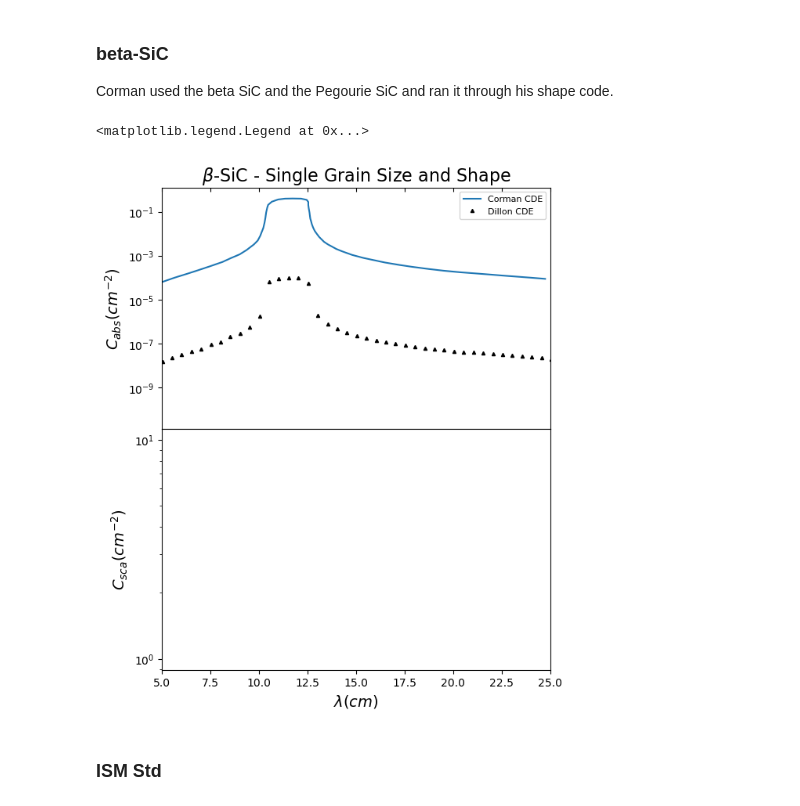
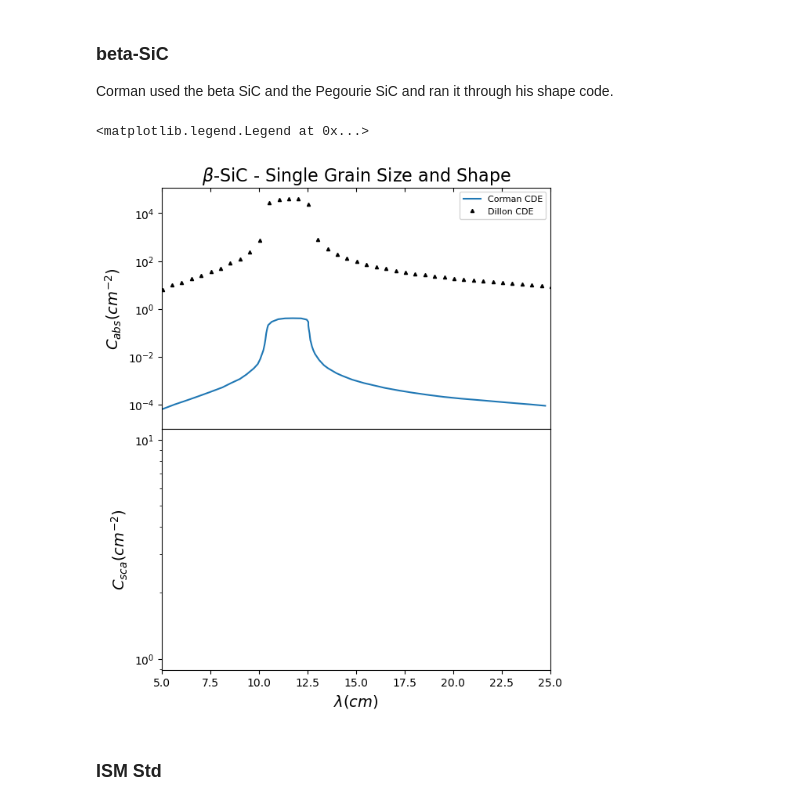
Before and after one commit to astroseandillon/Sean-Dusty, a Jupyter notebook: plot factory.ipynb, the cells around one changed output. Cells and saved outputs as stored; diff of their text form; code cells hidden in the pictures.

Commit message:
ran code with beta sic

```diff
--- a/plot factory.ipynb
+++ b/plot factory.ipynb
@@ -200,16 +200,16 @@ x2, y2 = np.loadtxt('beta_SiC_CDE_corman_1size_csca.csv', delimiter=',', skiprow
 x3, y3 = np.loadtxt('beta_SiC_spherical_corman_1size_cabs.csv', delimiter=',', skiprows=1, unpack=True) #Ungraphed from Corman
 x4, y4 = np.loadtxt('beta_SiC_spherical_corman_1size_csca.csv', delimiter=',', skiprows=1, unpack=True) #Ungraphed from Corman
 x5, y5, z5 = np.loadtxt('beta-SiCspheres.dat', unpack=True)                                             #Our version
-x6, y6, z6 = np.loadtxt('beta-SiCCDE.dat', unpack=True)                                                 #Our Version
+x6, y6, z6 = np.loadtxt('beta-SiCCDE_single.dat', unpack=True)                                                 #Our Version
 x7, y7, z7 = np.loadtxt('beta-SiC_mie.dat', unpack=True)
-# x5*=1e4
+x6*=1e4
 # y3*=1e-4
 # y1*=3e-4
 # y2*=2e-6
 # y5*=3e-6
 # z5*=2e-20
 # y4*=2e-6
-# y1 *= (np.pi * (1.9750920224338126e-06)**2)**(1)
+y6 *= (np.pi * (1e-6)**2)**(-1)
 fig, ax = plt.subplots(2,1, sharex=True, figsize=[6.4,8])
 fig.subplots_adjust(hspace=0.)
 ax[0].set(xscale='linear', yscale='log')
@@ -220,34 +220,34 @@ ax[0].tick_params(axis='x',direction='in', top=True, bottom=False, labelbottom=F
 # ax[1].get_yticks(minor=True)
 # ax[1].tick_params(axis='y', which='minor', direction='out', left=True)
 ax[1].yaxis.set_minor_locator(LogLocator(base=10, subs='all'))
 
 ax[0].set_title(title, fontsize=16)
 ax[1].set_xlabel(r'$\lambda (cm)$', fontsize=14)
 ax[0].set_ylabel(r'$C_{abs} (cm^{-2})$', fontsize=14)
 ax[1].set_ylabel(r'$C_{sca} (cm^{-2})$', fontsize=14)
 #Cabs is on ax[0], Csca is on ax[1]
 ax[0].set_xlim(5,25)
 ax[1].set_xlim(5,25)
 # ax[0].set_ylim(1e-9, 1e-3)
 # ax[1].set_ylim(1e-14, 1e-7)
 #Cabs plots
 ax[0].plot(x1, y1, label='Corman CDE', markersize=3)
 # ax[0].plot(x3, y3, label='Corman Spheres', markersize=3)
 # ax[0].plot(x5, y5, 'ko', label='Dillon Spheres', markersize=3)
 ax[0].plot(x6, y6, 'k^', label='Dillon CDE', markersize=3)
 # ax[0].plot(x7, y7, 'k--', label='Dillon Mie', markersize=3)
 #Csca plots
 # ax[1].plot(x2, y2, 'r-', label='Corman CDE', markersize=3)
 # ax[1].plot(x4, y4, 'rs', label='Corman Spheres', markersize=3)
 # ax[1].plot(x5, z5, 'ko', label='Dillon Spheres', markersize=3)
 # ax[1].plot(x6, z6, 'k^', label='Dillon CDE', markersize=3)
 # ax[1].plot(x7, z7, 'k--', label='Dillon Mie', markersize=3)
 
 ax[0].legend(loc='upper right', fontsize=8)
 # plt.savefig(fd+"beta-SiC.png")
 # %% [output]
 <matplotlib.legend.Legend at 0x...>
-[figure, old version]
+[figure, new version]
 # %% [markdown]
 ### ISM Std
 # %%
```
Also changed, not shown: 3 other files.
